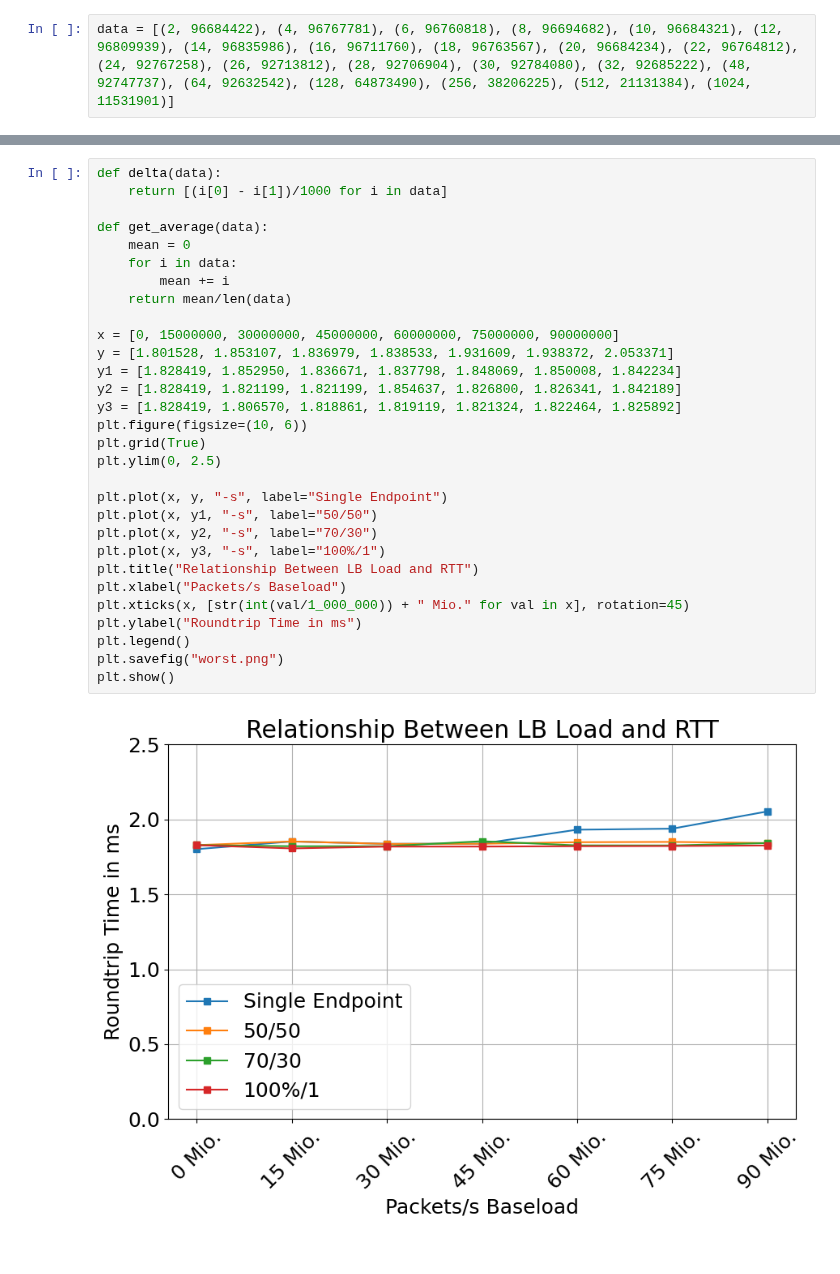
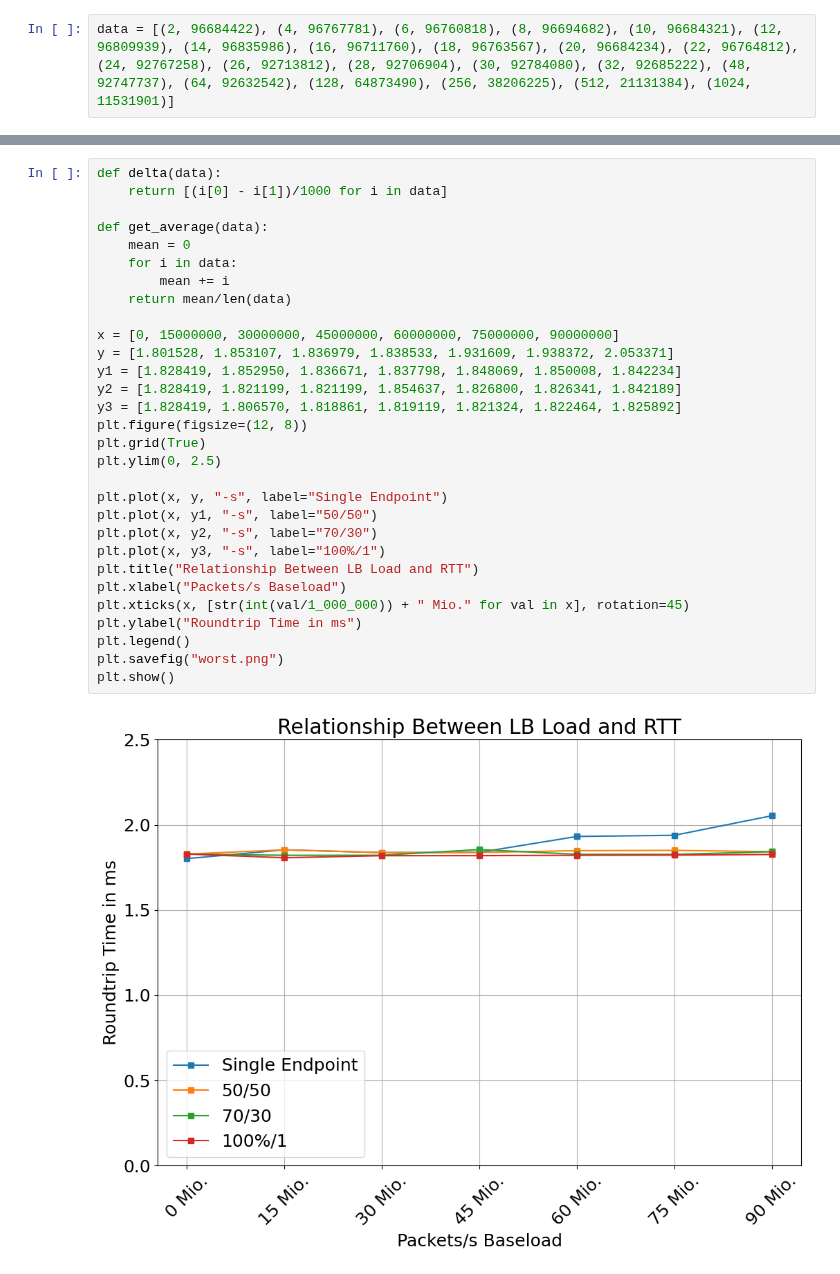
Before and after one commit to gespel/Bachelorarbeit, a Jupyter notebook: notebooks/paper.ipynb, the cells around one changed output, grey strips where cells are left out. Drawn from its saved outputs; the diff is of its cells as text.

```diff
--- a/notebooks/paper.ipynb
+++ b/notebooks/paper.ipynb
@@ -96,32 +96,32 @@ plt.show()
 # %%
 def delta(data):
     return [(i[0] - i[1])/1000 for i in data]
 
 def get_average(data):
     mean = 0
     for i in data:
         mean += i
     return mean/len(data)
 
 x = [0, 15000000, 30000000, 45000000, 60000000, 75000000, 90000000]
 y = [1.801528, 1.853107, 1.836979, 1.838533, 1.931609, 1.938372, 2.053371]
 y1 = [1.828419, 1.852950, 1.836671, 1.837798, 1.848069, 1.850008, 1.842234]
 y2 = [1.828419, 1.821199, 1.821199, 1.854637, 1.826800, 1.826341, 1.842189]
 y3 = [1.828419, 1.806570, 1.818861, 1.819119, 1.821324, 1.822464, 1.825892]
-plt.figure(figsize=(10, 6))
+plt.figure(figsize=(12, 8))
 plt.grid(True)
 plt.ylim(0, 2.5)
 
 plt.plot(x, y, "-s", label="Single Endpoint")
 plt.plot(x, y1, "-s", label="50/50")
 plt.plot(x, y2, "-s", label="70/30")
 plt.plot(x, y3, "-s", label="100%/1")
 plt.title("Relationship Between LB Load and RTT")
 plt.xlabel("Packets/s Baseload")
 plt.xticks(x, [str(int(val/1_000_000)) + " Mio." for val in x], rotation=45)
 plt.ylabel("Roundtrip Time in ms")
 plt.legend()
 plt.savefig("worst.png")
 plt.show()
 # %% [output]
-[figure, old version]
+[figure, new version]
```
Also changed, not shown: parts of 2 cells of this notebook, 3 other files.
